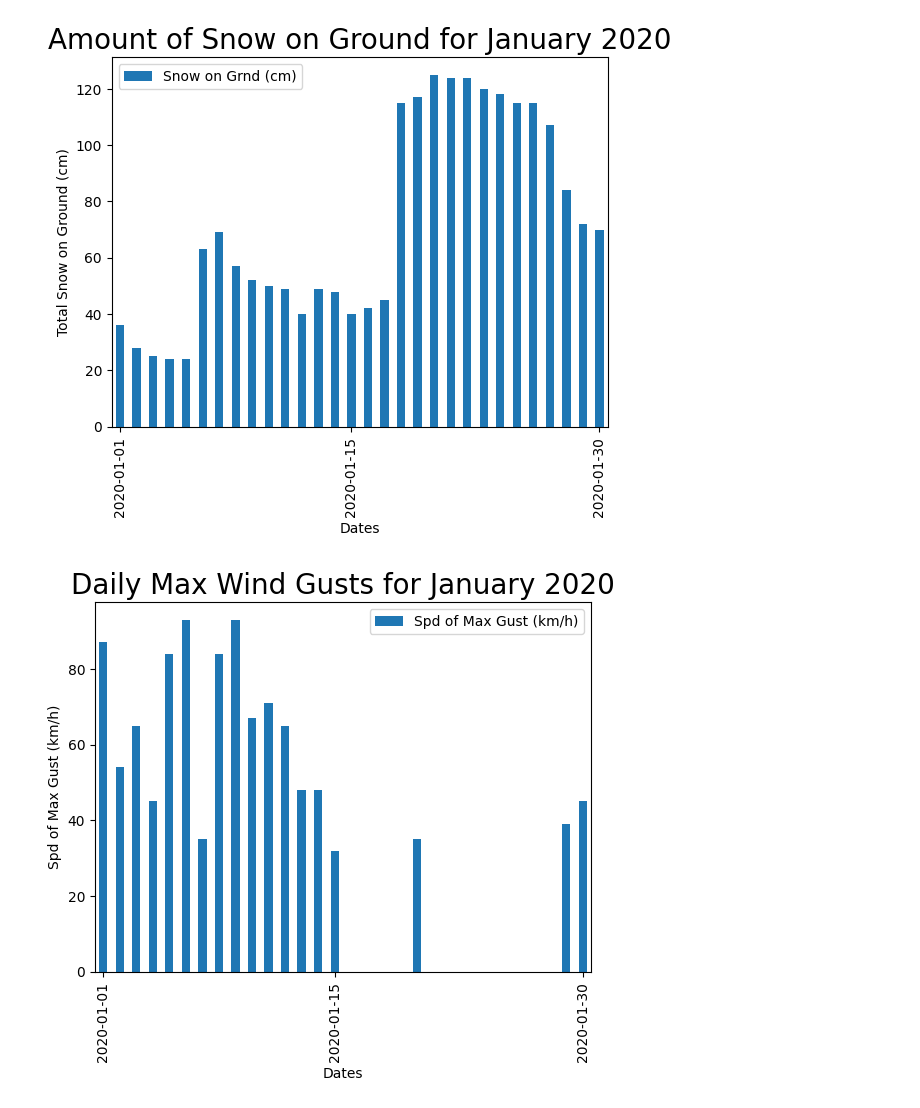
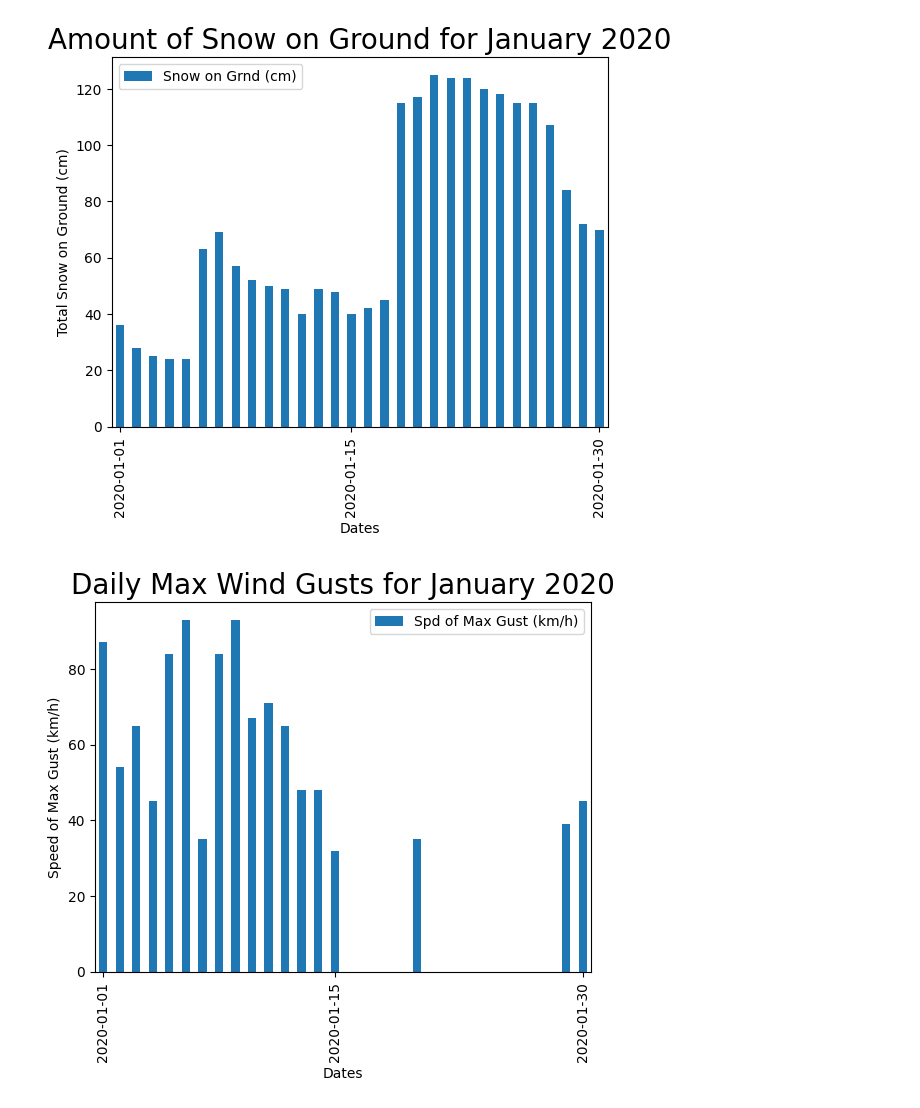
Before and after one commit to dcameronmckenna/CMSC6950-Project, a Jupyter notebook: project_graphs.ipynb, the cells around one changed output. Saved outputs shown, nothing was run; the diff lists cells and outputs as text; code cells hidden in the pictures.

```diff
--- a/project_graphs.ipynb
+++ b/project_graphs.ipynb
@@ -102,21 +102,21 @@ plt.show()
 # %%
 num_cols_wind = ['Spd of Max Gust (km/h)']
 
 weather_data[num_cols_wind] = weather_data[num_cols_wind].astype(float)
 
 wind_speeds = weather_data[num_cols_wind]
 
 bar_data_wind = wind_speeds[0:30]
 axes = bar_data_wind.plot.bar()
 axes.set_xticks([0, 14, 29])
 
 
 
 
 plt.xlabel('Dates')
-plt.ylabel('Spd of Max Gust (km/h)')
+plt.ylabel('Speed of Max Gust (km/h)')
 plt.title('Daily Max Wind Gusts for January 2020', fontsize = 20)
 plt.legend()
 plt.show()
 # %% [output]
-[figure, old version]
+[figure, new version]
```
Also changed, not shown: parts of 2 cells of this notebook.
